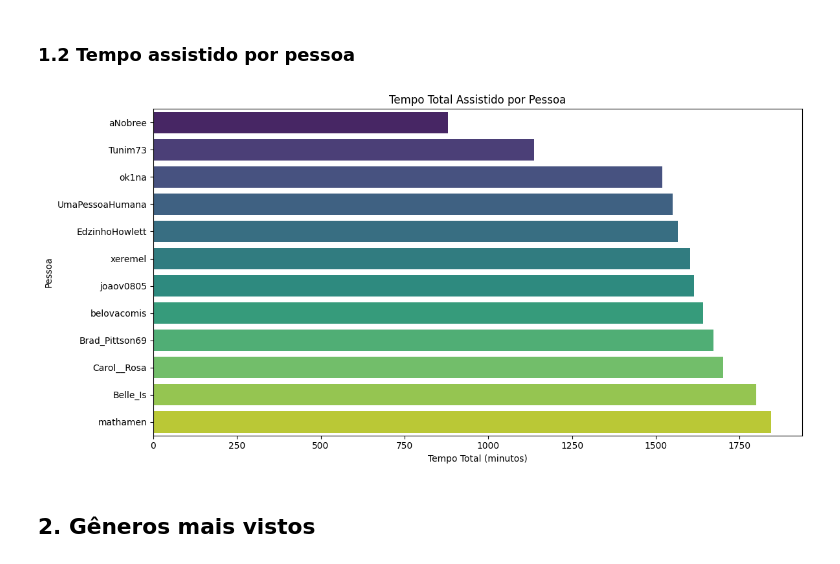
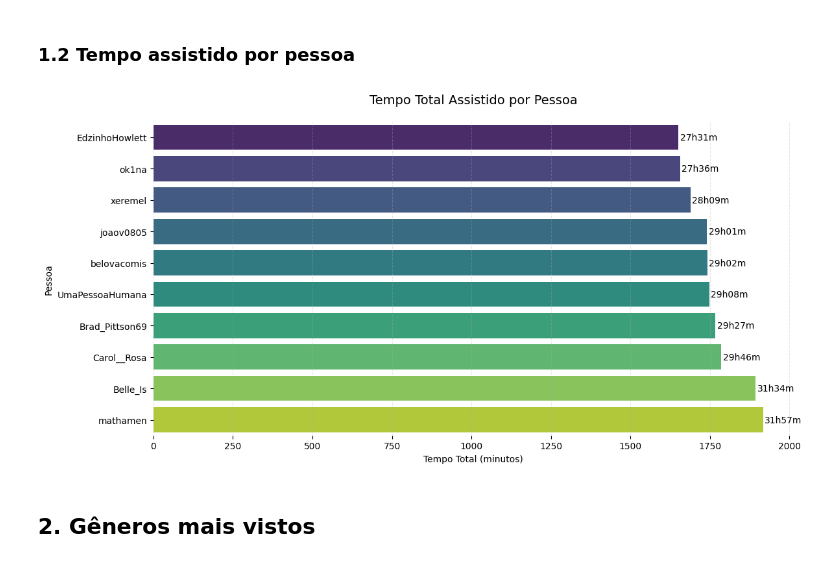
Before and after one commit to Gallicchio-Tavares/Analise-estatistica-participantes, a Jupyter notebook: 2025/analise_final.ipynb, the cells around one changed output. Drawn from its saved outputs; the diff is of its cells as text; code cells hidden in the pictures.

Commit message:
atualiza gráficos

```diff
--- a/2025/analise_final.ipynb
+++ b/2025/analise_final.ipynb
@@ -62,23 +60,53 @@ FILME MAIS CURTO:        A Crocodile Who Lived for 100 Days (62 minutos)
 # %% [markdown]
 ### 1.2 Tempo assistido por pessoa
 # %%
-tempo_total_por_pessoa = df.groupby('Assistido por')['Duração'].sum()
+participantes_excluidos = ['aNobree', 'Tunim73']
+df_filtrado = df[~df['Assistido por'].isin(participantes_excluidos)]
+
+# Calcular tempo total por pessoa
+tempo_total_por_pessoa = df_filtrado.groupby('Assistido por')['Duração'].sum()
 tempo_total_ordenado = tempo_total_por_pessoa.sort_values(ascending=True)
 
+# Preparar dados para o gráfico
 df_plot = pd.DataFrame({
     'Pessoa': tempo_total_ordenado.index,
     'Tempo': tempo_total_ordenado.values
 })
 
-plt.figure(figsize=(12,6))
-sns.barplot(data=df_plot, x='Tempo', y='Pessoa', hue='Pessoa', palette='viridis', dodge=False, legend=False)
-plt.title('Tempo Total Assistido por Pessoa')
+# Configurar o gráfico
+plt.figure(figsize=(12, 6))
+ax = sns.barplot(
+    data=df_plot,
+    x='Tempo',
+    y='Pessoa',
+    hue='Pessoa',
+    palette='viridis',
+    dodge=False,
+    legend=False
+)
+
+# Adicionar valores nas barras para melhor leitura
+for i, tempo in enumerate(df_plot['Tempo']):
+    horas = tempo // 60
+    minutos = tempo % 60
+    ax.text(
+        tempo + 5,  # Posição X (tempo + pequeno offset)
+        i,         # Posição Y (índice da barra)
+        f"{horas}h{minutos:02d}m",  # Formato HHhMMm
+        va='center',
+        fontsize=10
+    )
+
+# Configurações estéticas
+plt.title('Tempo Total Assistido por Pessoa', pad=20, fontsize=14)
 plt.xlabel('Tempo Total (minutos)')
 plt.ylabel('Pessoa')
+plt.grid(axis='x', linestyle='--', alpha=0.3)
+sns.despine(left=True, bottom=True)
 plt.tight_layout()
 plt.show()
 # %% [output]
-[figure, old version]
+[figure, new version]
 # %% [markdown]
 ## 2. Gêneros mais vistos
 # %%
```
Also changed, not shown: parts of 11 cells of this notebook, 4 other files.
